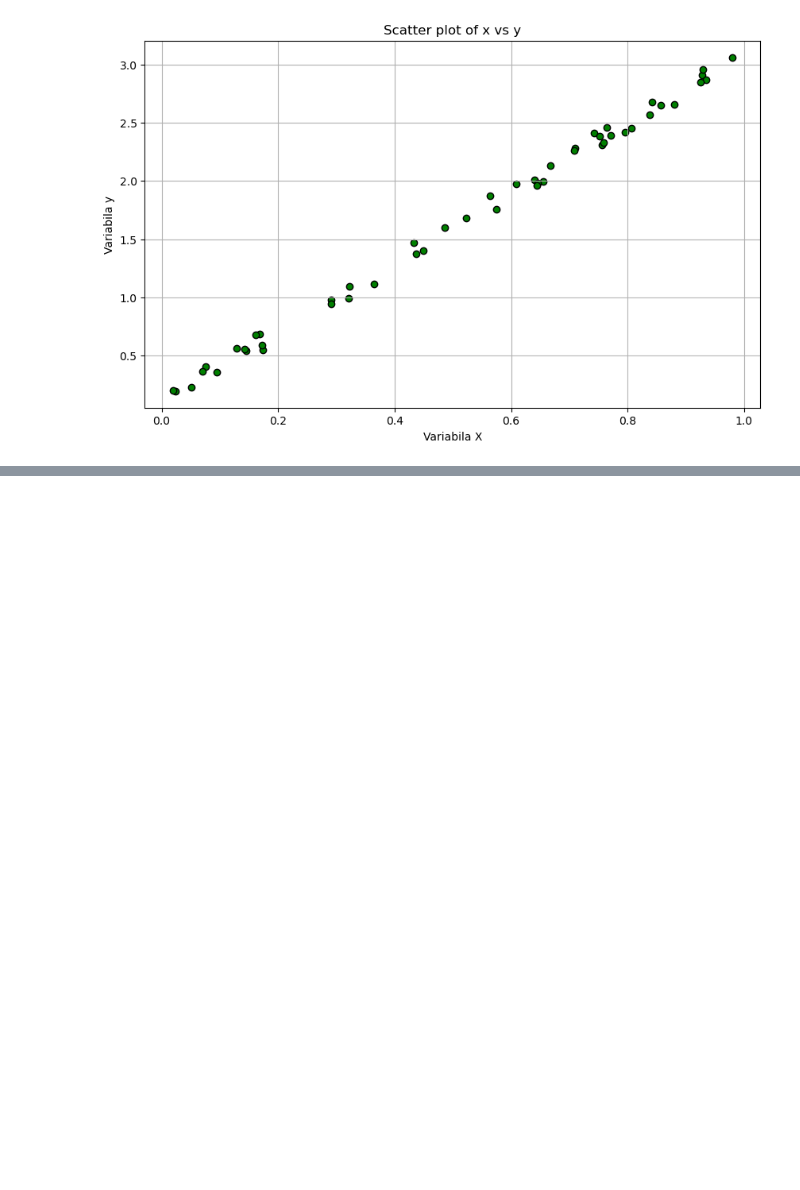
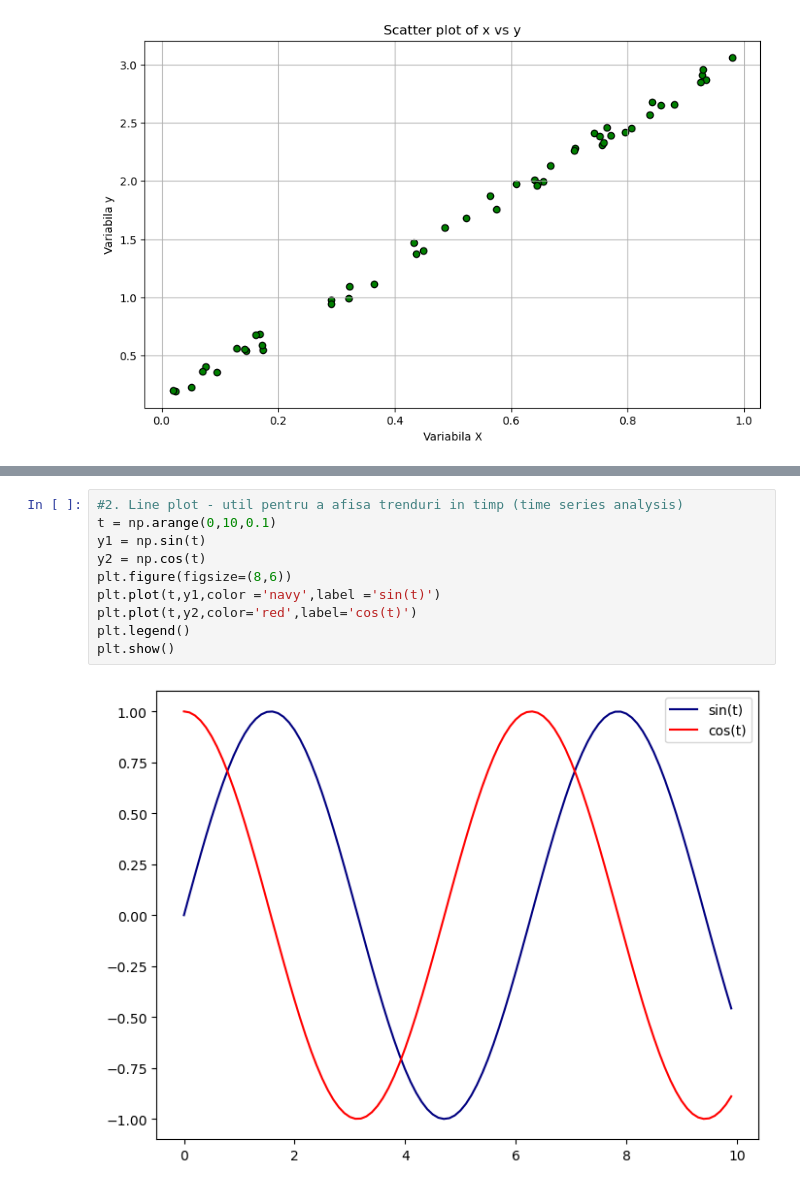
Before and after one commit to srvalex/DSAD-seminar, a Jupyter notebook: Seminar 3 DSAD.ipynb, the cells around one changed output, grey strips where cells are left out. Saved outputs shown, nothing was run; the diff lists cells and outputs as text; blank space fills up the shorter version.

```diff
--- a/Seminar 3 DSAD.ipynb
+++ b/Seminar 3 DSAD.ipynb
@@ -136,0 +151,12 @@ plt.show() # Trebuie apelata dupa toate modificarile
+# %%
+#2. Line plot - util pentru a afisa trenduri in timp (time series analysis)
+t = np.arange(0,10,0.1)
+y1 = np.sin(t)
+y2 = np.cos(t)
+plt.figure(figsize=(8,6))
+plt.plot(t,y1,color ='navy',label ='sin(t)')
+plt.plot(t,y2,color='red',label='cos(t)')
+plt.legend()
+plt.show()
+# %% [output]
+[figure, added]
```
Also changed, not shown: parts of 2 cells of this notebook.
